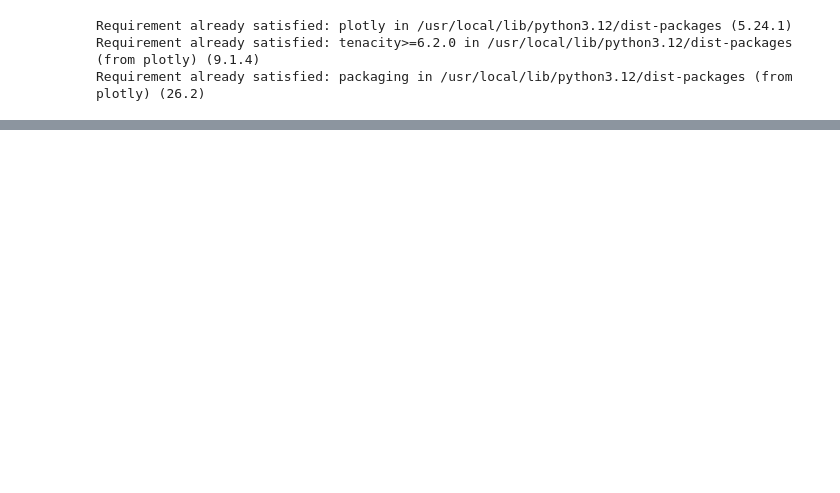
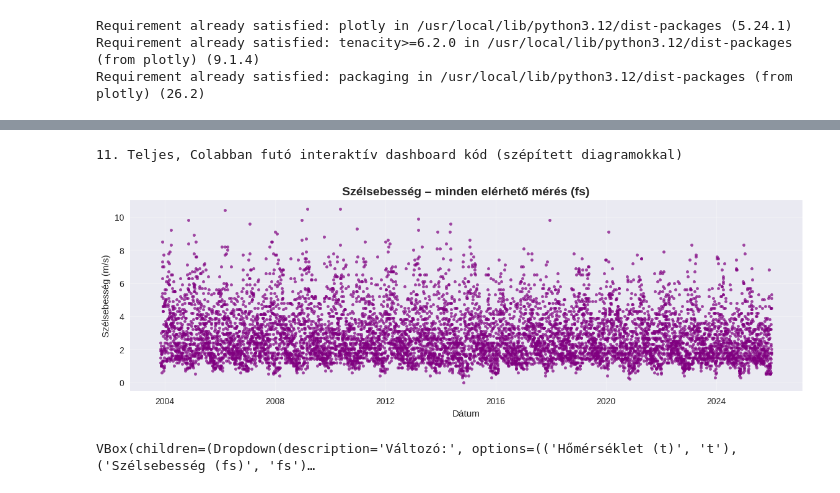
Before and after one commit to hartaimonikavalentina-design/projektmunka-script-nyelvek, a Jupyter notebook: Futtatandó meterológia projektmunka_Hartai Mónika V._PPKE Script nyelvek.ipynb, the cells around one changed output, grey strips where cells are left out. Drawn from its saved outputs; the diff is of its cells as text; code cells hidden in the pictures; blank space fills up the shorter version.

Commit message:
Létrehozva a Colab használatával

```diff
--- a/Futtatandó meterológia projektmunka_Hartai Mónika V._PPKE Script nyelvek.ipynb
+++ b/Futtatandó meterológia projektmunka_Hartai Mónika V._PPKE Script nyelvek.ipynb
@@ -538,7 +653,7 @@ plt.style.use("seaborn-v0_8")
 # 1) Adatbeolvasás – fejléc a 6. sorban
 # ============================================
 
-filename = "/content/adatok meterológia.csv"
+filename = "adatok_meteorologia.csv"
 
 with open(filename, "r", encoding="utf-8", errors="ignore") as f:
     lines = f.readlines()
@@ -671,30 +786,34 @@ def frissit_dashboard(valtozo, ev_tartomany):
     # Térkép
     fig_map = px.scatter_mapbox(
         df_station,
         lat="Lat",
         lon="Lon",
         hover_name="StationName",
         zoom=7,
         title="Mérőállomás térképen – Fertőrákos"
     )
     fig_map.update_layout(mapbox_style="open-street-map", height=400)
     fig_map.show()
 
 # ============================================
 # 8) Dashboard megjelenítése
 # ============================================
 
 ui = widgets.VBox([valtozo_dropdown, ev_slider])
 out = widgets.interactive_output(
     frissit_dashboard,
     {"valtozo": valtozo_dropdown, "ev_tartomany": ev_slider}
 )
 
 display(ui, out)
 
 # ============================================
 # 9) Interaktív HTML export (példa)
 # ============================================
 
 fig = px.line(df, x="Time", y="t", title="Teljes hőmérséklet idősor")
 pio.write_html(fig, file="homerseklet_teljes_idosor.html", auto_open=False)
+# %% [output]
+11. Teljes, Colabban futó interaktív dashboard kód (szépített diagramokkal)
+[figure, added]
+VBox(children=(Dropdown(description='Változó:', options=(('Hőmérséklet (t)', 't'), ('Szélsebesség (fs)', 'fs')…
```
Also changed, not shown: parts of 25 cells of this notebook.
